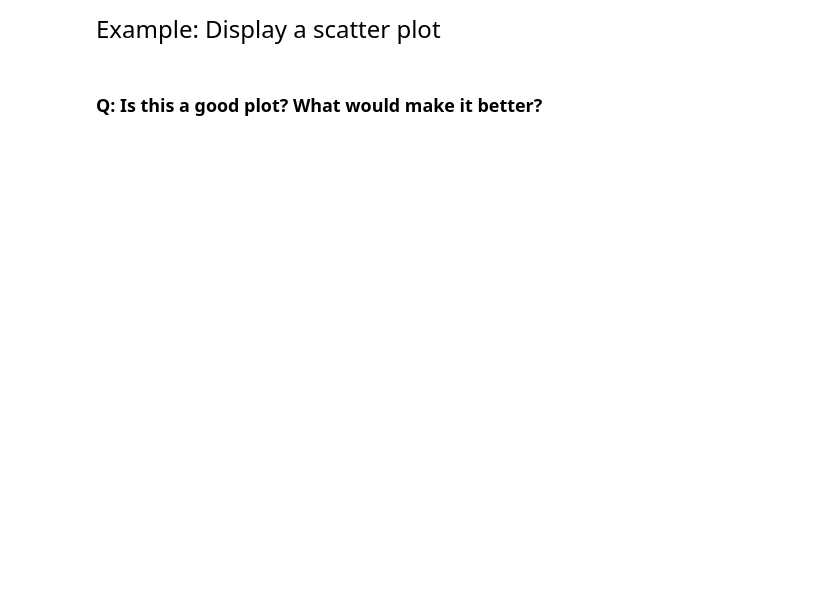
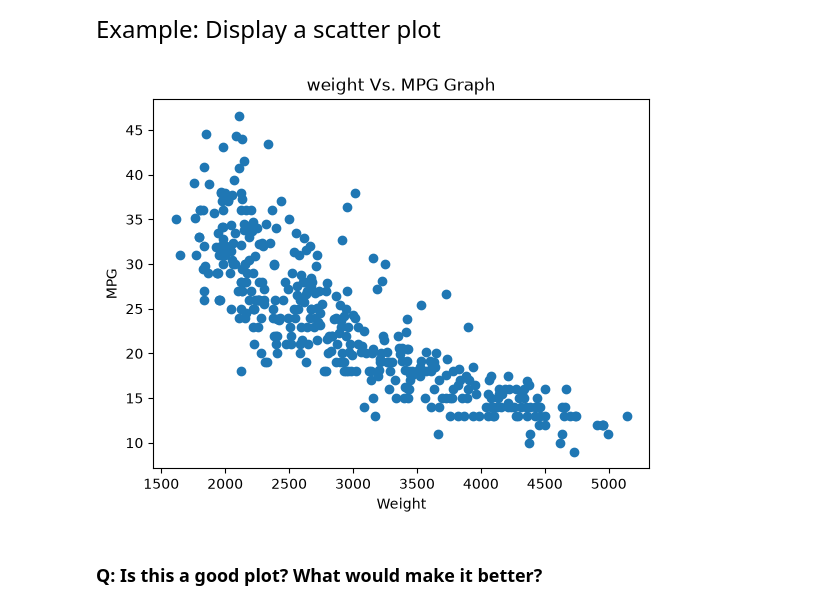
Before and after one commit to JoshuaKozo/datasci185fall2026, a Jupyter notebook: Lecture_01/Lecture01 copy.ipynb, the cells around one changed output. Cells and saved outputs as stored; diff of their text form; code cells hidden in the pictures; blank space fills up the shorter version.

```diff
--- a/Lecture_01/Lecture01 copy.ipynb
+++ b/Lecture_01/Lecture01 copy.ipynb
@@ -250,6 +349,11 @@ For readability, you might want to round to two digits
 Example: Display a scatter plot
 # %%
 plt.scatter(x = carfeatures['weight'], y = carfeatures['mpg'])
+plt.xlabel("Weight")
+plt.ylabel("MPG")
+plt.title("weight Vs. MPG Graph")
 plt.show()
+# %% [output]
+[figure, added]
 # %% [markdown]
 ### **Q**: Is this a good plot? What would make it better?
```
Also changed, not shown: parts of 11 cells of this notebook, 1 other file.
